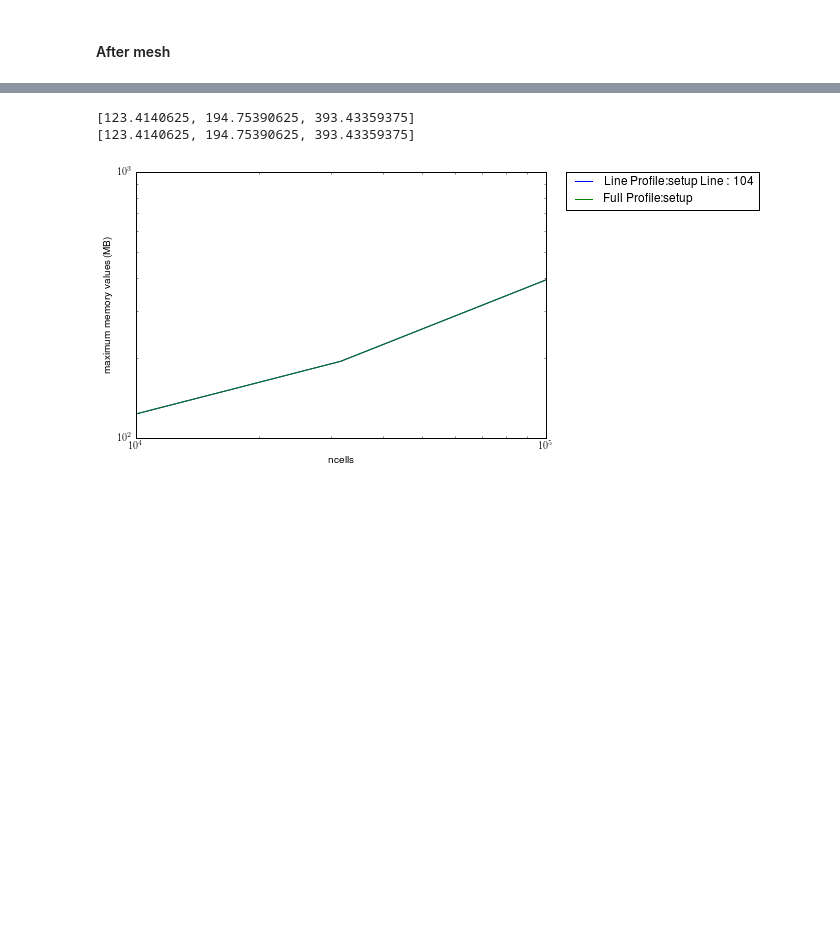
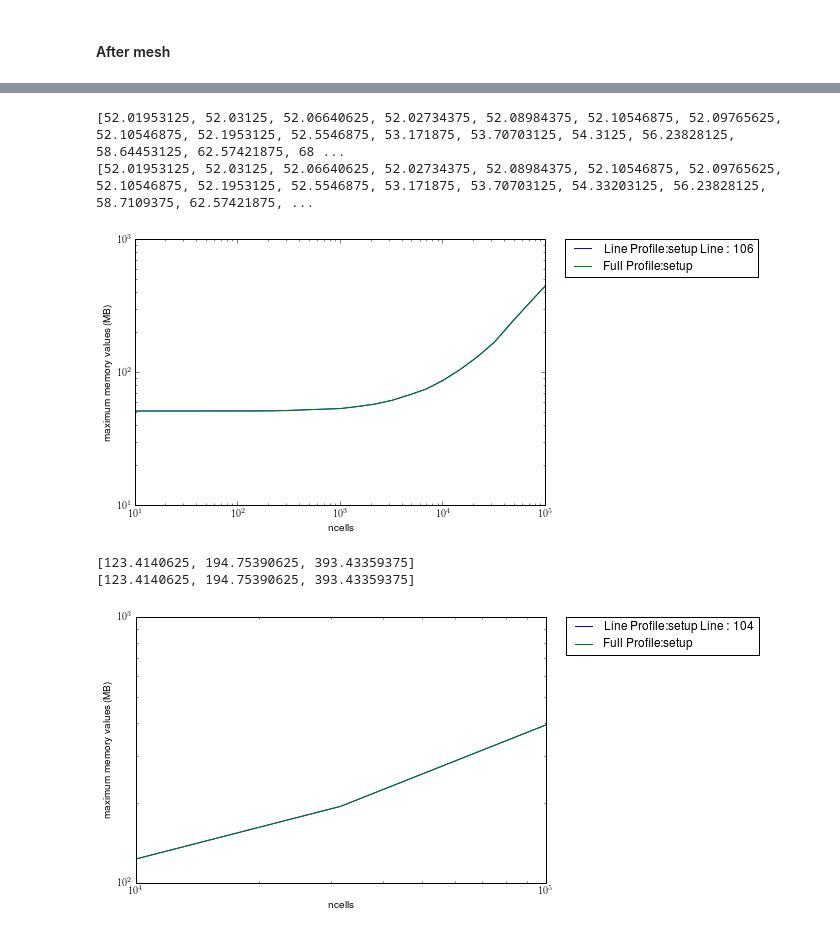
Before and after one commit to dmurali1/SURF2013, a Jupyter notebook: Profile_Polyxtal.ipynb, the cells around one changed output, grey strips where cells are left out. Drawn from its saved outputs; the diff is of its cells as text; code cells hidden in the pictures; blank space fills up the shorter version.

```diff
--- a/Profile_Polyxtal.ipynb
+++ b/Profile_Polyxtal.ipynb
@@ -220,3 +197,17 @@ ZMQError: Interrupted system call
+# %%
+from profiling_memory import MemoryViewer
+from polyxtal import PolyxtalSimulation
+from polyxtal import func
+
+
+ncells = np.array(np.logspace(1, 5, 25), dtype=int)
+memoryViewer = MemoryViewer(ncells)
+memoryViewer.plot(PolyxtalSimulation.setup, func, line=106)
+plt.show()
+# %% [output]
+[52.01953125, 52.03125, 52.06640625, 52.02734375, 52.08984375, 52.10546875, 52.09765625, 52.10546875, 52.1953125, 52.5546875, 53.171875, 53.70703125, 54.3125, 56.23828125, 58.64453125, 62.57421875, 68 ...
+[52.01953125, 52.03125, 52.06640625, 52.02734375, 52.08984375, 52.10546875, 52.09765625, 52.10546875, 52.1953125, 52.5546875, 53.171875, 53.70703125, 54.33203125, 56.23828125, 58.7109375, 62.57421875, ...
+[figure, added]
 # %%
 from profiling_memory import MemoryProfiler, MemoryViewer
 from polyxtal import PolyxtalSimulation
```
Also changed, not shown: parts of 6 cells of this notebook, 3 other files.
